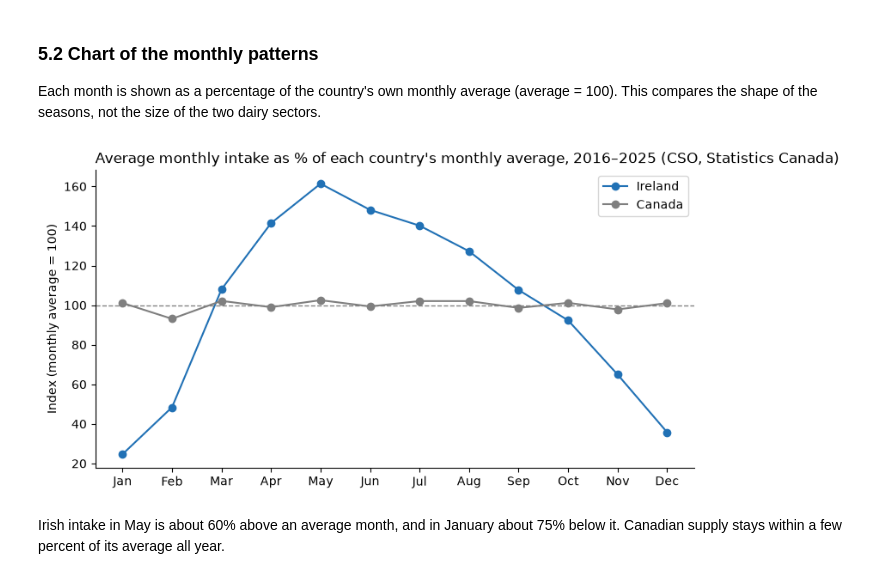
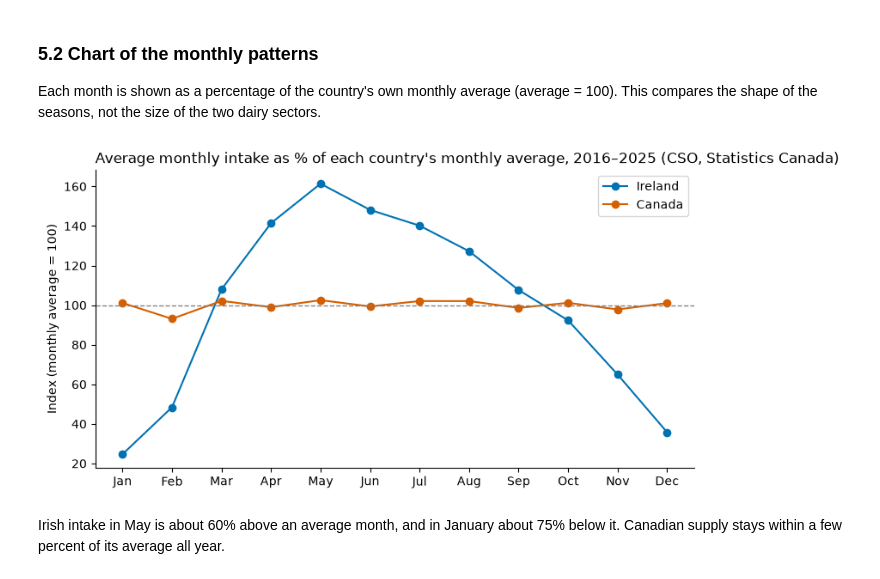
Before and after one commit to temulenbd/irish-dairy-analysis, a Jupyter notebook: notebooks/3_statistical_analysis.ipynb, the cells around one changed output. Saved outputs shown, nothing was run; the diff lists cells and outputs as text; code cells hidden in the pictures.

```diff
--- a/notebooks/3_statistical_analysis.ipynb
+++ b/notebooks/3_statistical_analysis.ipynb
@@ -467,34 +565,34 @@ Each month is shown as a percentage of the country's own monthly average (averag
 # %%
 # Each month as a percent of the country's own monthly average
 profile_index = monthly_profile / monthly_profile.mean() * 100
 
 # Month names for the x-axis
 month_names = ["Jan", "Feb", "Mar", "Apr", "May", "Jun",
                "Jul", "Aug", "Sep", "Oct", "Nov", "Dec"]
 
 # Line chart of both countries
 fig, ax = plt.subplots(figsize=(9, 4.5))
-ax.plot(month_names, profile_index["intake_ml"], marker="o", color="#2171b5", label="Ireland")
-ax.plot(month_names, profile_index["canada_total_ml"], marker="o", color="#7f7f7f", label="Canada")
+ax.plot(month_names, profile_index["intake_ml"], marker="o", color="#0072B2", label="Ireland")
+ax.plot(month_names, profile_index["canada_total_ml"], marker="o", color="#D55E00", label="Canada")
 ax.axhline(100, color="grey", linestyle="--", linewidth=1)
 
 # Detailed title and labels
 ax.set_title(
     "Average monthly intake as % of each country's monthly average, 2016–2025 (CSO, Statistics Canada)",
     loc="left",
 )
 ax.set_ylabel("Index (monthly average = 100)")
 ax.legend()
 
 # Remove the top and right frame lines
 ax.spines["top"].set_visible(False)
 ax.spines["right"].set_visible(False)
 
 # Save the chart and show it
 fig.savefig("../figures/03_seasonality_ie_ca.png", dpi=150, bbox_inches="tight")
 plt.show()
 # %% [output]
-[figure, old version]
+[figure, new version]
 # %% [markdown]
 Irish intake in May is about 60% above an average month, and in January about 75% below it. Canadian supply stays within a few percent of its average all year.
 # %% [markdown]
```
Also changed, not shown: parts of 24 cells of this notebook, 11 other files.
